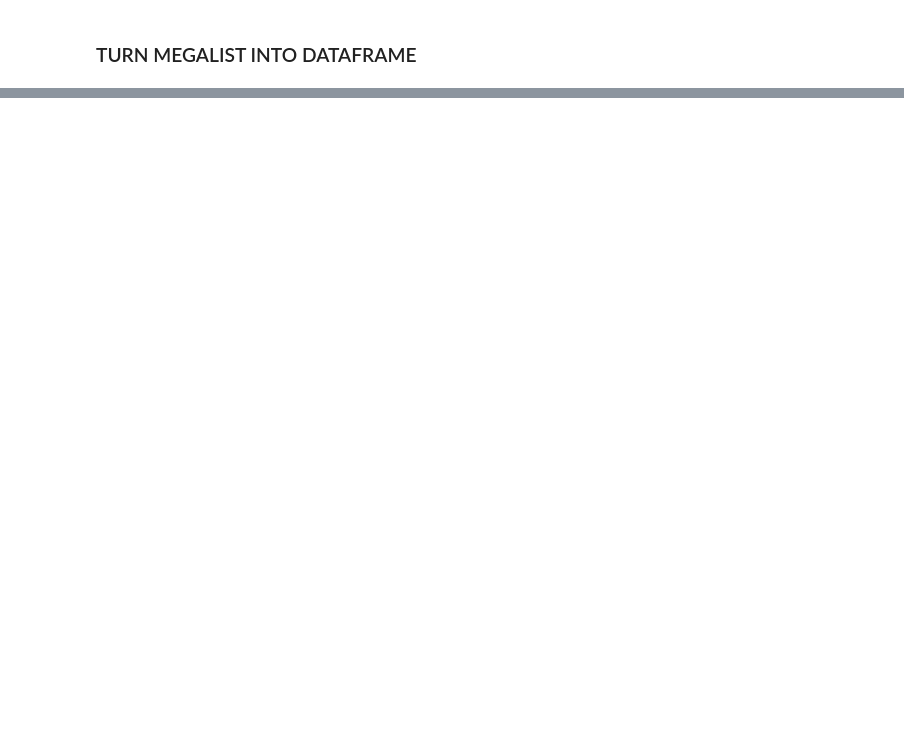
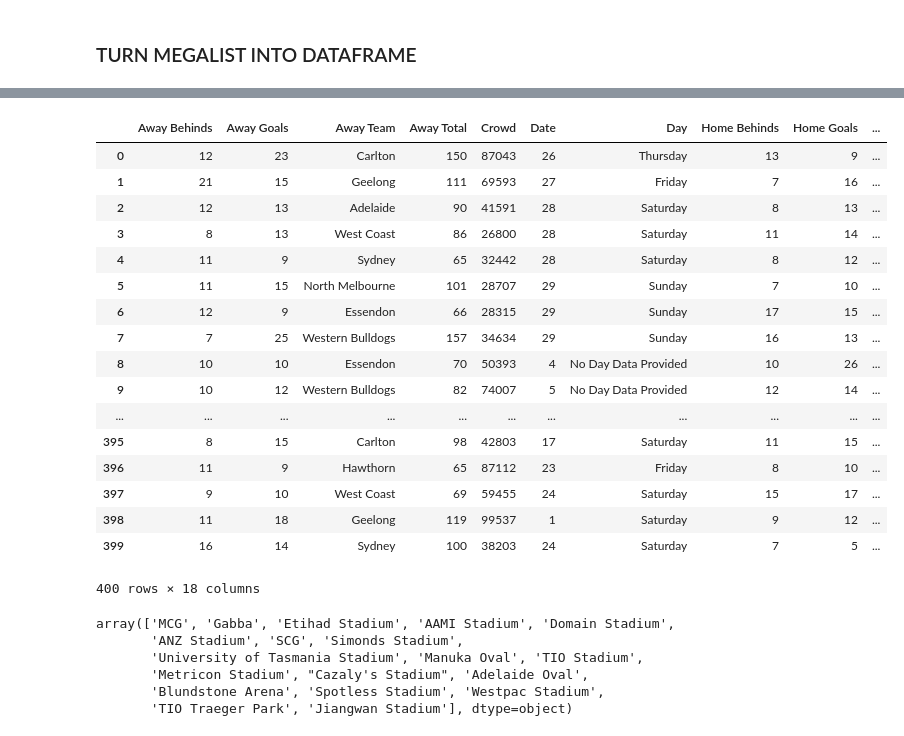
Before and after one commit to ssweeney1988/2015lab2, a Jupyter notebook: Wikipedia AFL Scrape.ipynb, the cells around one changed output, grey strips where cells are left out. Cells and saved outputs as stored; diff of their text form; code cells hidden in the pictures; blank space fills up the shorter version.

```diff
--- a/Wikipedia AFL Scrape.ipynb
+++ b/Wikipedia AFL Scrape.ipynb
@@ -452,0 +439,65 @@ df.head(400)
+# %%
+def rationalise_venue(row):
+    di_cities= {"MCG": "MCG",
+     "The Gabba": "Gabba",
+     "Gabba": "Gabba",
+     "Etihad Stadium": "Etihad Stadium",
+     "Adelaide Oval": "Adelaide Oval",
+     "Manuka Oval": "Manuka Oval",
+     "UNSW Canberra Oval": "Manuka Oval",
+     "StarTrack Oval": "Manuka Oval",
+     "StarTrack Oval Canberra": "Manuka Oval",
+     "Domain Stadium": "Domain Stadium",
+     "Subiaco Oval": "Domain Stadium",
+     "Patersons Stadium": "Domain Stadium",
+     "Metricon Stadium": "Metricon Stadium",
+     "Blundstone Arena": "Blundstone Arena",
+     "SCG": "SCG",
+     "Spotless Stadium": "Spotless Stadium",
+     "Blacktown ISP": "Spotless Stadium",
+     "Škoda Stadium": "Spotless Stadium",
+     "ANZ Stadium": "ANZ Stadium",
+     "Simonds Stadium": "Simonds Stadium",
+     "Skilled Stadium": "Simonds Stadium",
+     "Aurora Stadium": "University of Tasmania Stadium",
+     "University of Tasmania Stadium": "University of Tasmania Stadium",
+     "Cazaly's Stadium": "Cazaly's Stadium",
+     "TIO Traeger Park": "TIO Traeger Park",
+     "TIO Stadium": "TIO Stadium",
+     "Westpac Stadium": "Westpac Stadium",
+     "AAMI Stadium": "AAMI Stadium",
+     "Jiangwan Stadium": "Jiangwan Stadium",
+     "Westpac Stadium": "Westpac Stadium"}
+
+    return di_cities[row.Venue]
+# %%
+df["Venue"] = df.apply(rationalise_venue, axis=1)
+df.head(400)
+# %% [output]
+|  | Away Behinds | Away Goals | Away Team | Away Total | Crowd | Date | Day | Home Behinds | Home Goals | ... |
+| 0 | 12 | 23 | Carlton | 150 | 87043 | 26 | Thursday | 13 | 9 | ... |
+| 1 | 21 | 15 | Geelong | 111 | 69593 | 27 | Friday | 7 | 16 | ... |
+| 2 | 12 | 13 | Adelaide | 90 | 41591 | 28 | Saturday | 8 | 13 | ... |
+| 3 | 8 | 13 | West Coast | 86 | 26800 | 28 | Saturday | 11 | 14 | ... |
+| 4 | 11 | 9 | Sydney | 65 | 32442 | 28 | Saturday | 8 | 12 | ... |
+| 5 | 11 | 15 | North Melbourne | 101 | 28707 | 29 | Sunday | 7 | 10 | ... |
+| 6 | 12 | 9 | Essendon | 66 | 28315 | 29 | Sunday | 17 | 15 | ... |
+| 7 | 7 | 25 | Western Bulldogs | 157 | 34634 | 29 | Sunday | 16 | 13 | ... |
+| 8 | 10 | 10 | Essendon | 70 | 50393 | 4 | No Day Data Provided | 10 | 26 | ... |
+| 9 | 10 | 12 | Western Bulldogs | 82 | 74007 | 5 | No Day Data Provided | 12 | 14 | ... |
+| ... | ... | ... | ... | ... | ... | ... | ... | ... | ... | ... |
+| 395 | 8 | 15 | Carlton | 98 | 42803 | 17 | Saturday | 11 | 15 | ... |
+| 396 | 11 | 9 | Hawthorn | 65 | 87112 | 23 | Friday | 8 | 10 | ... |
+| 397 | 9 | 10 | West Coast | 69 | 59455 | 24 | Saturday | 15 | 17 | ... |
+| 398 | 11 | 18 | Geelong | 119 | 99537 | 1 | Saturday | 9 | 12 | ... |
+| 399 | 16 | 14 | Sydney | 100 | 38203 | 24 | Saturday | 7 | 5 | ... |
+400 rows × 18 columns
+# %%
+df.Venue.unique()
+# %% [output]
+array(['MCG', 'Gabba', 'Etihad Stadium', 'AAMI Stadium', 'Domain Stadium',
+       'ANZ Stadium', 'SCG', 'Simonds Stadium',
+       'University of Tasmania Stadium', 'Manuka Oval', 'TIO Stadium',
+       'Metricon Stadium', "Cazaly's Stadium", 'Adelaide Oval',
+       'Blundstone Arena', 'Spotless Stadium', 'Westpac Stadium',
+       'TIO Traeger Park', 'Jiangwan Stadium'], dtype=object)
```
Also changed, not shown: parts of 22 cells of this notebook, 1 other file.
